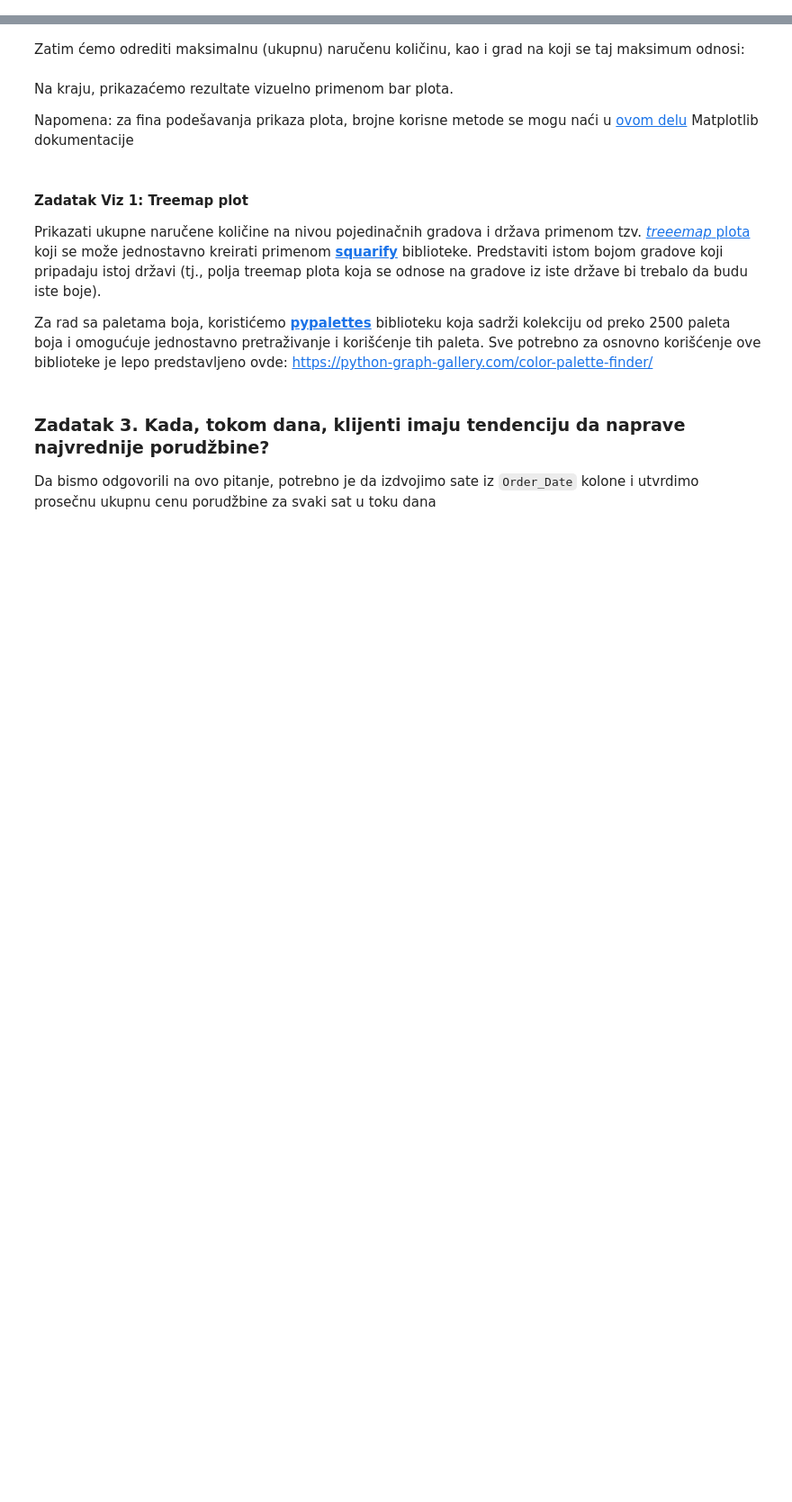
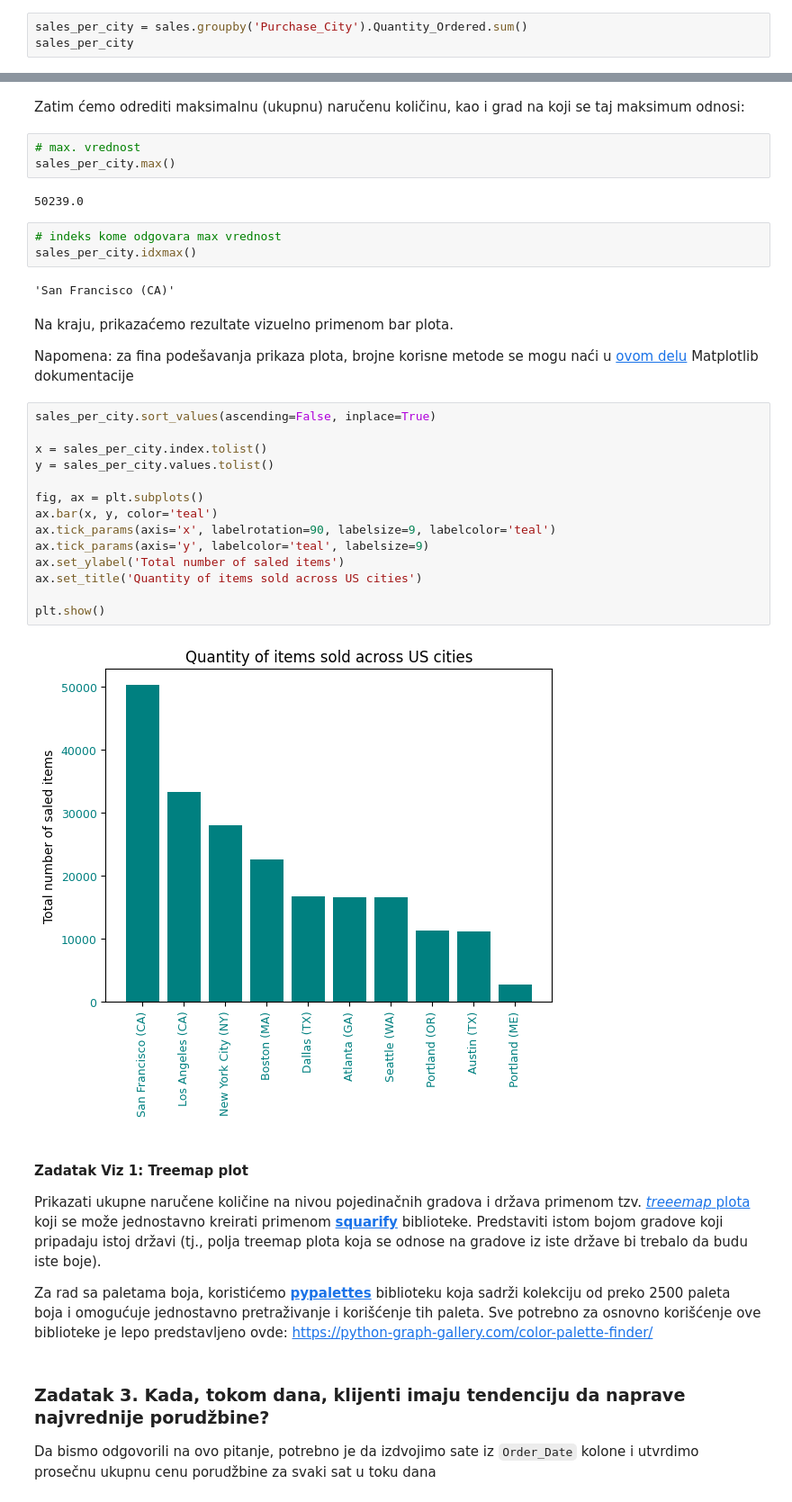
Before and after one commit to programiranje2-fon/2025v, a Jupyter notebook: pandas_labs/sales_analysis.ipynb, the cells around one changed output, grey strips where cells are left out. Shown at 90% size. Saved outputs shown, nothing was run; the diff lists cells and outputs as text; blank space fills up the shorter version.

```diff
--- a/pandas_labs/sales_analysis.ipynb
+++ b/pandas_labs/sales_analysis.ipynb
@@ -592,0 +727,3 @@ Za potrebe ovog zadatka, grupisaćemo porudžbine prema gradu iz koga dolaze i s
+# %%
+sales_per_city = sales.groupby('Purchase_City').Quantity_Ordered.sum()
+sales_per_city
@@ -593,9 +743,35 @@ Za potrebe ovog zadatka, grupisaćemo porudžbine prema gradu iz koga dolaze i s
 # %% [markdown]
 Zatim ćemo odrediti maksimalnu (ukupnu) naručenu količinu, kao i grad na koji se taj maksimum odnosi:
+# %%
+# max. vrednost
+sales_per_city.max()
+# %% [output]
+50239.0
+# %%
+# indeks kome odgovara max vrednost
+sales_per_city.idxmax()
+# %% [output]
+'San Francisco (CA)'
 # %% [markdown]
 Na kraju, prikazaćemo rezultate vizuelno primenom bar plota.
 
 Napomena: za fina podešavanja prikaza plota, brojne korisne metode se mogu naći u [ovom delu](https://matplotlib.org/stable/api/axes_api.html) Matplotlib dokumentacije
+# %%
+sales_per_city.sort_values(ascending=False, inplace=True)
+
+x = sales_per_city.index.tolist()
+y = sales_per_city.values.tolist()
+
+fig, ax = plt.subplots()
+ax.bar(x, y, color='teal')
+ax.tick_params(axis='x', labelrotation=90, labelsize=9, labelcolor='teal')
+ax.tick_params(axis='y', labelcolor='teal', labelsize=9)
+ax.set_ylabel('Total number of saled items')
+ax.set_title('Quantity of items sold across US cities')
+
+plt.show()
+# %% [output]
+[figure, added]
 # %% [markdown]
 #### Zadatak Viz 1: Treemap plot
 
```
Also changed, not shown: parts of 26 cells of this notebook.
